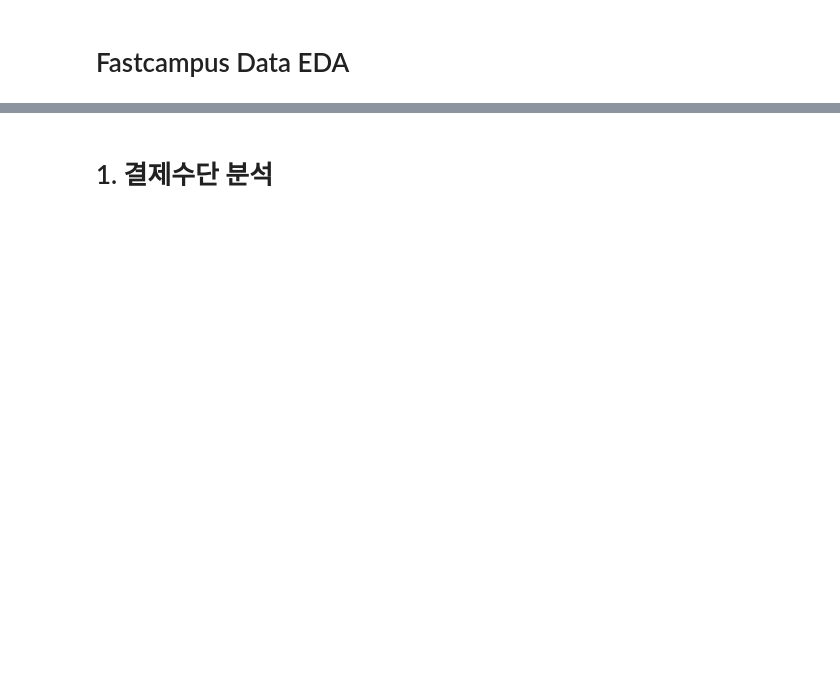
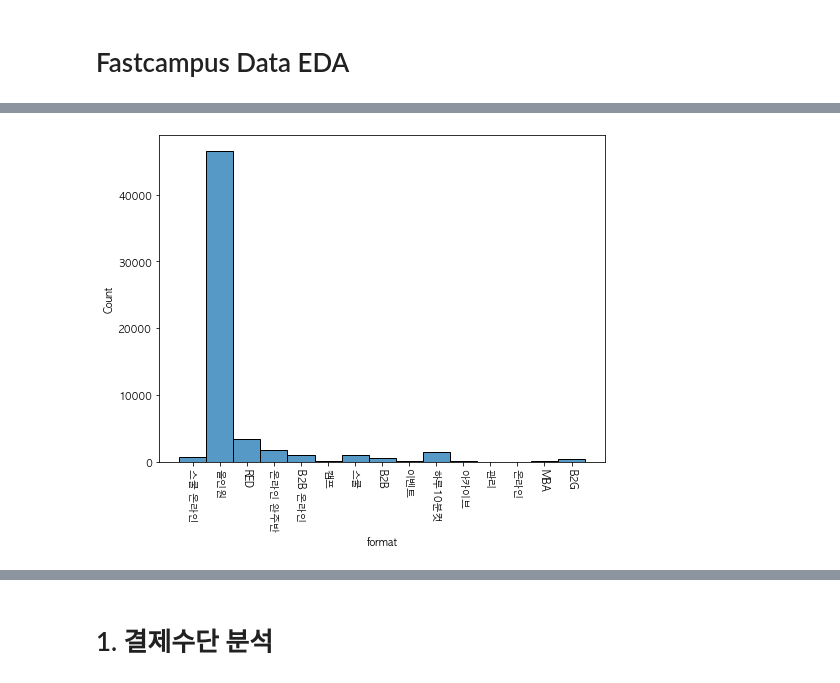
Before and after one commit to yd-online3/fc_miniproject, a Jupyter notebook: fc_mini_정인식.ipynb, the cells around one changed output, grey strips where cells are left out. Saved outputs shown, nothing was run; the diff lists cells and outputs as text; code cells hidden in the pictures; blank space fills up the shorter version.

```diff
--- a/fc_mini_정인식.ipynb
+++ b/fc_mini_정인식.ipynb
@@ -22,0 +46,3 @@ data.head()
+# %%
+data_new = data.drop(['tax_free_amount'], axis=1) # Tax_free_amount 컬럼 제거
+data_new.head()
@@ -22,0 +73,16 @@ data.head()
+# %%
+# 더 이상 사용되지 않는 기능으로 안내 받음, B2B 거래로 무시 요청
+useless = data_new[data_new['type'].str.contains('ORDER')].index
+data_new.drop(useless, inplace=True)
+useless = data_new[data_new['type'].str.contains('TRANSACTION')].index
+data_new.drop(useless, inplace=True
+# 보안 상의 이유로 사용할 수 없는 4개의 속성 삭제
+useless = data_new[data_new['state'].str.contains('PENDING')].index
+data_new.drop(useless, inplace=True)
+useless = data_new[data_new['state'].str.contains('CANCELLED')].index
+data_new.drop(useless, inplace=True)
+useless = data_new[data_new['state'].str.contains('HIDDEN')].index
+data_new.drop(useless, inplace=True)
+useless = data_new[data_new['state'].str.contains('DELETED')].index
+data_new.drop(useless, inplace=True)
+data_new.head()
@@ -22,0 +108,6 @@ data.head()
+# %%
+# pg, method 컬럼의 NaN 값을 처리 후 payment_data라는 컬럼을 새로 만들어 둘을 합침
+data_new['pg'].fillna('PG', inplace=True)
+data_new['method'].fillna(' ', inplace=True)
+data_new['payment_data'] = data_new['pg'] + ' ' + data_new['method']
+data_new.head()
@@ -22,0 +125,4 @@ data.head()
+# %%
+# 필요없는 pg, method 속성 삭제
+data_new.drop(['pg', 'method'], axis=1, inplace=True)
+data_new.head()
@@ -23,2 +160,9 @@ data.head()
+# %%
+plt.figure(figsize=(8, 6))
+sns.histplot(data_new, x='format')
+plt.xticks(rotation=-90, )
+plt.show()
+# %% [output]
+[figure, added]
 # %%
 # %% [output]
```
Also changed, not shown: parts of 67 cells of this notebook.
